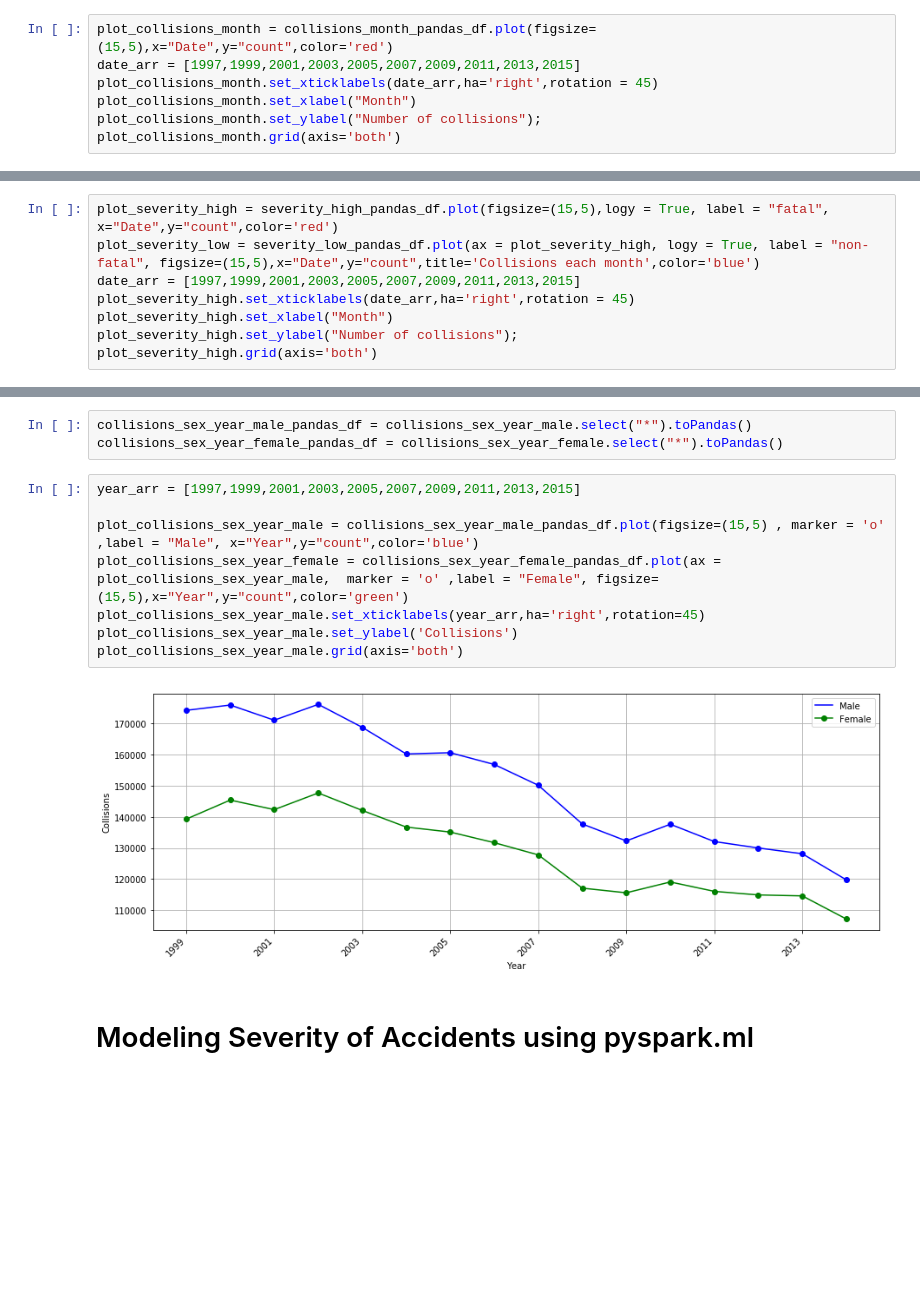
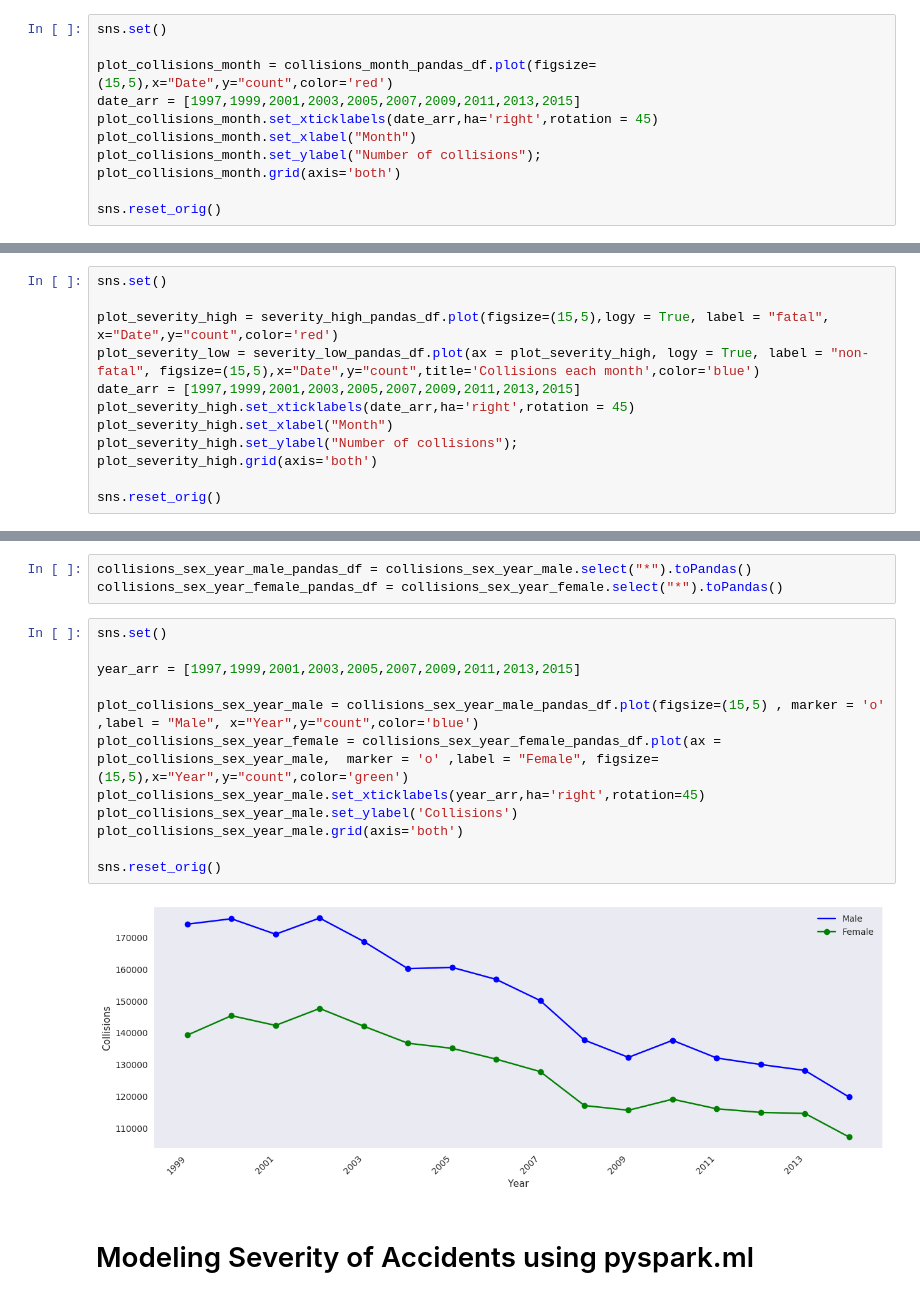
Before and after one commit to SinghGursimran/Analysis-of-Car-Accidents-in-Canada-using-PySpark, a Jupyter notebook: Analysis.ipynb, the cells around one changed output, grey strips where cells are left out. Cells and saved outputs as stored; diff of their text form; blank space fills up the shorter version.

```diff
--- a/Analysis.ipynb
+++ b/Analysis.ipynb
@@ -168,10 +168,14 @@ only showing top 5 rows
 # %%
 collisions_month_pandas_df = collisions_month.select("*").toPandas()
 # %%
+sns.set()
+
 plot_collisions_month = collisions_month_pandas_df.plot(figsize=(15,5),x="Date",y="count",color='red')
 date_arr = [1997,1999,2001,2003,2005,2007,2009,2011,2013,2015]
 plot_collisions_month.set_xticklabels(date_arr,ha='right',rotation = 45)
 plot_collisions_month.set_xlabel("Month")
 plot_collisions_month.set_ylabel("Number of collisions");
 plot_collisions_month.grid(axis='both')
+
+sns.reset_orig()
 # %% [output]
@@ -209,6 +213,8 @@ only showing top 5 rows
 severity_high_pandas_df = severity_high.select("*").toPandas()
 severity_low_pandas_df = severity_low.select("*").toPandas()
 # %%
+sns.set()
+
 plot_severity_high = severity_high_pandas_df.plot(figsize=(15,5),logy = True, label = "fatal", x="Date",y="count",color='red')
 plot_severity_low = severity_low_pandas_df.plot(ax = plot_severity_high, logy = True, label = "non-fatal", figsize=(15,5),x="Date",y="count",title='Collisions each month',color='blue')
 date_arr = [1997,1999,2001,2003,2005,2007,2009,2011,2013,2015]
@@ -216,4 +222,6 @@ plot_severity_high.set_xticklabels(date_arr,ha='right',rotation = 45)
 plot_severity_high.set_xlabel("Month")
 plot_severity_high.set_ylabel("Number of collisions");
 plot_severity_high.grid(axis='both')
+
+sns.reset_orig()
 # %% [output]
@@ -402,15 +404,19 @@ only showing top 5 rows
 collisions_sex_year_male_pandas_df = collisions_sex_year_male.select("*").toPandas()
 collisions_sex_year_female_pandas_df = collisions_sex_year_female.select("*").toPandas()
 # %%
+sns.set()
+
 year_arr = [1997,1999,2001,2003,2005,2007,2009,2011,2013,2015]
 
 plot_collisions_sex_year_male = collisions_sex_year_male_pandas_df.plot(figsize=(15,5) , marker = 'o' ,label = "Male", x="Year",y="count",color='blue')
 plot_collisions_sex_year_female = collisions_sex_year_female_pandas_df.plot(ax = plot_collisions_sex_year_male,  marker = 'o' ,label = "Female", figsize=(15,5),x="Year",y="count",color='green')
 plot_collisions_sex_year_male.set_xticklabels(year_arr,ha='right',rotation=45)
 plot_collisions_sex_year_male.set_ylabel('Collisions')
 plot_collisions_sex_year_male.grid(axis='both')
+
+sns.reset_orig()
 # %% [output]
-[figure, old version]
+[figure, new version]
 # %% [markdown]
 # Modeling Severity of Accidents using pyspark.ml
 # %%
```
Also changed, not shown: parts of 10 cells of this notebook.
